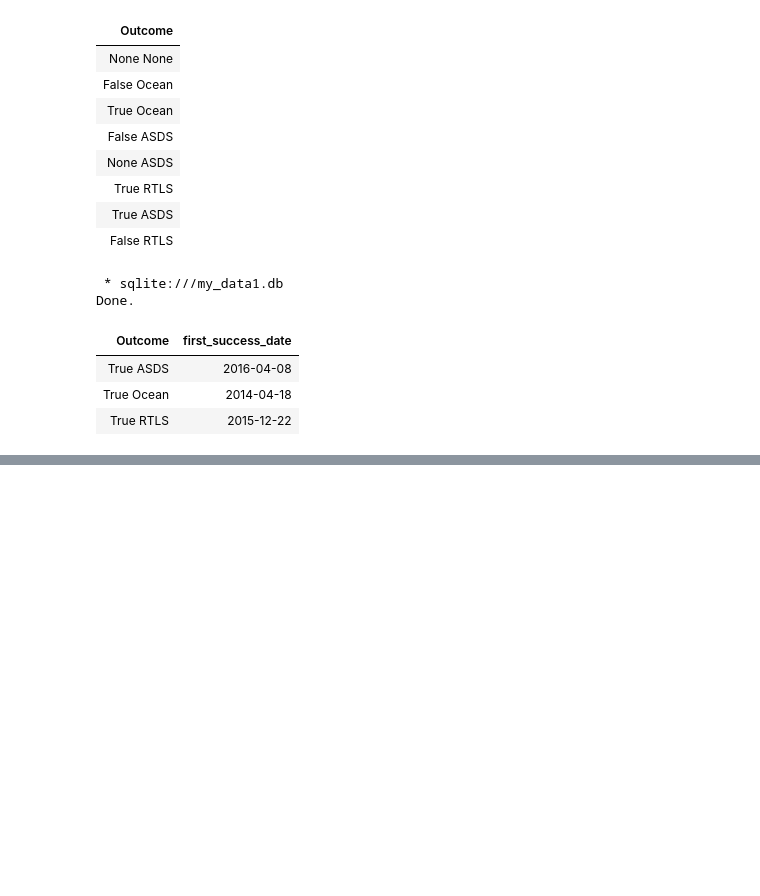
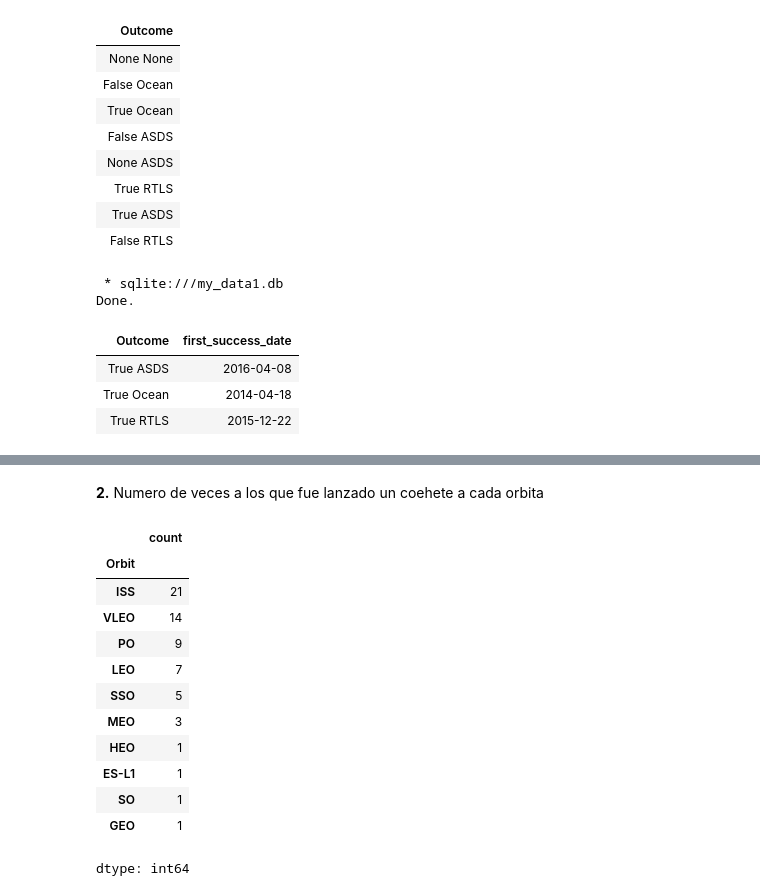
Before and after one commit to ArlethSosa/Space-Y, a Jupyter notebook: SPACE_Y_Parte_3.ipynb, the cells around one changed output, grey strips where cells are left out. Drawn from its saved outputs; the diff is of its cells as text; code cells hidden in the pictures; blank space fills up the shorter version.

```diff
--- a/SPACE_Y_Parte_3.ipynb
+++ b/SPACE_Y_Parte_3.ipynb
@@ -156,0 +198,19 @@ Done.
+# %% [markdown]
+**2.** Numero de veces a los que fue lanzado un coehete a cada orbita
+# %%
+# Numero de lanzamientos por orbita a la que se lanzaron sin contar GTO porque es solo estacionariaria
+df[df['Orbit'] != 'GTO']['Orbit'].value_counts()
+# %% [output]
+|  | count |
+| Orbit |  |
+| ISS | 21 |
+| VLEO | 14 |
+| PO | 9 |
+| LEO | 7 |
+| SSO | 5 |
+| MEO | 3 |
+| HEO | 1 |
+| ES-L1 | 1 |
+| SO | 1 |
+| GEO | 1 |
+dtype: int64
```
Also changed, not shown: parts of 19 cells of this notebook.
